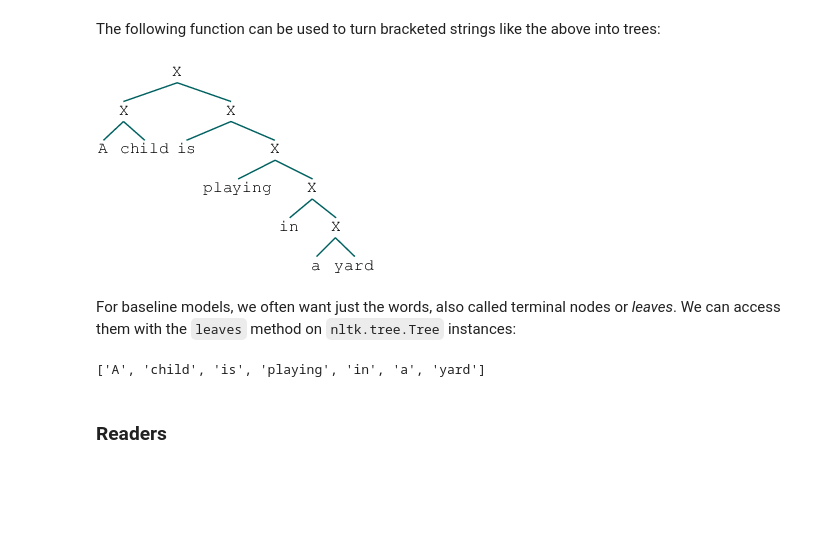
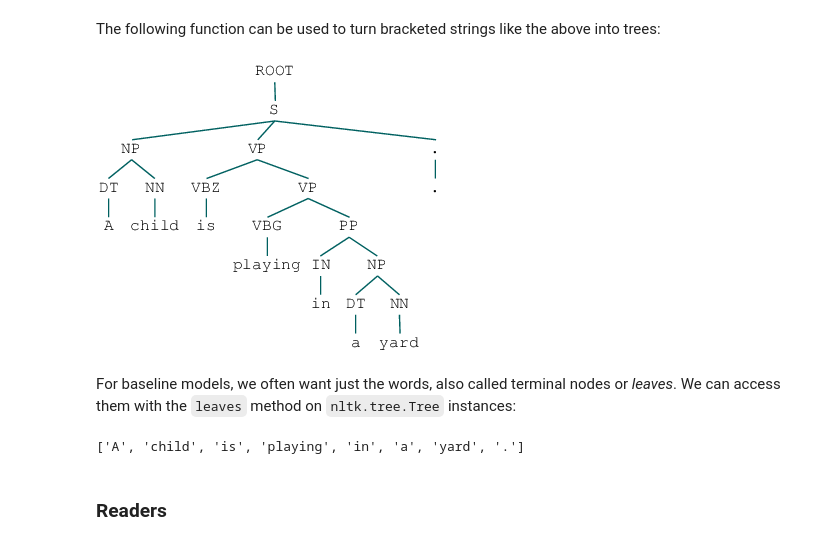
Before and after one commit to cgpotts/cs224u, a Jupyter notebook: nli.ipynb, the cells around one changed output. Cells and saved outputs as stored; diff of their text form; code cells hidden in the pictures; blank space fills up the shorter version.

Commit message:
Switch to using the labeled trees from SNLI

```diff
--- a/nli.ipynb
+++ b/nli.ipynb
@@ -118,19 +129,26 @@ def str2tree(s):
     """Map str `s` to an `nltk.tree.Tree` instance. The assumption is that
     `s` represents a tree with no node labels. We add a nonce label 'X'
     for compatibility with `Tree.fromstring`."""
-    s = s.replace("(", "(X")
     return Tree.fromstring(s)
 # %%
-t = str2tree("( ( A child ) ( is ( playing ( in ( a yard ) ) ) ) )")
+t = str2tree("""(ROOT
+  (S
+    (NP (DT A) (NN child))
+    (VP (VBZ is)
+      (VP (VBG playing)
+        (PP (IN in)
+          (NP (DT a) (NN yard)))))
+    (. .)))""")
+
 t
 # %% [output]
-[figure, old version]
+[figure, new version]
 # %% [markdown]
 For baseline models, we often want just the words, also called terminal nodes or _leaves_. We can access them with the `leaves` method on `nltk.tree.Tree` instances:
 # %%
 t.leaves()
 # %% [output]
-['A', 'child', 'is', 'playing', 'in', 'a', 'yard']
+['A', 'child', 'is', 'playing', 'in', 'a', 'yard', '.']
 # %% [markdown]
 ### Readers
 # %% [markdown]
```
Also changed, not shown: parts of 4 cells of this notebook.
